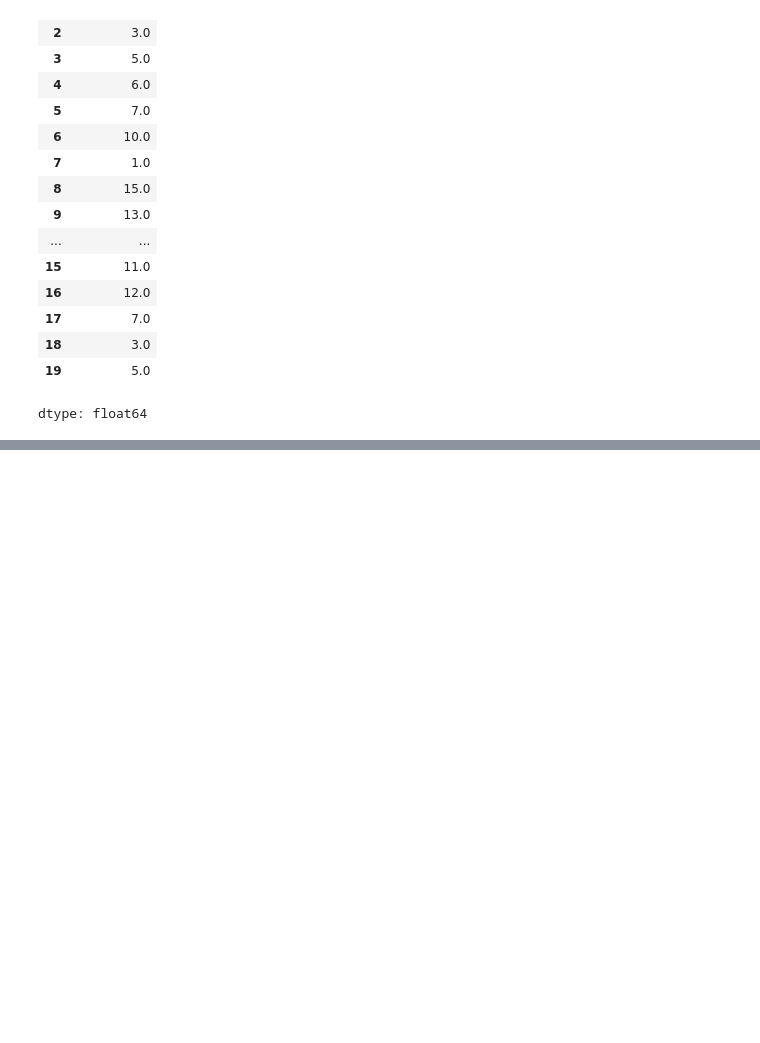
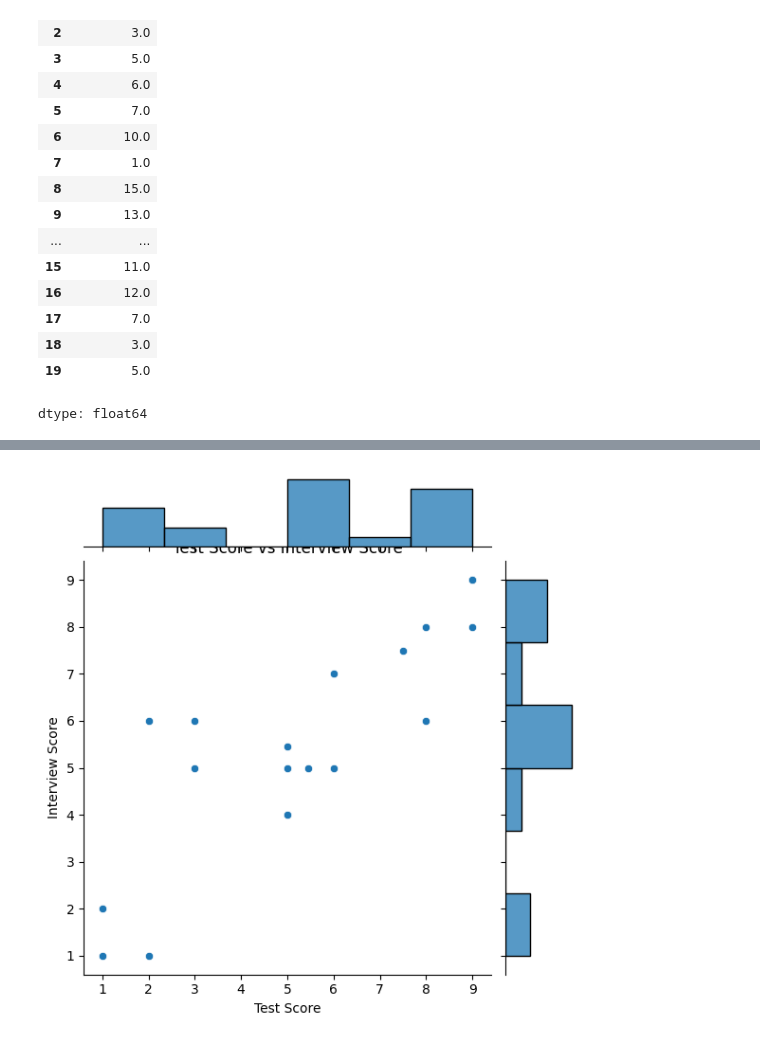
Before and after one commit to s4bih/machine-learning, a Jupyter notebook: gaji.ipynb, the cells around one changed output, grey strips where cells are left out. Drawn from its saved outputs; the diff is of its cells as text; code cells hidden in the pictures; blank space fills up the shorter version.

```diff
--- a/gaji.ipynb
+++ b/gaji.ipynb
@@ -129,0 +209,9 @@ dtype: float64
+# %%
+#create a joint plot for test vs interview score
+sns.jointplot(x='test_score', y='interview_score', data=data)
+
+plt.xlabel('Test Score')
+plt.ylabel('Interview Score')
+plt.show()
+# %% [output]
+[figure, added]
```
Also changed, not shown: parts of 18 cells of this notebook.
